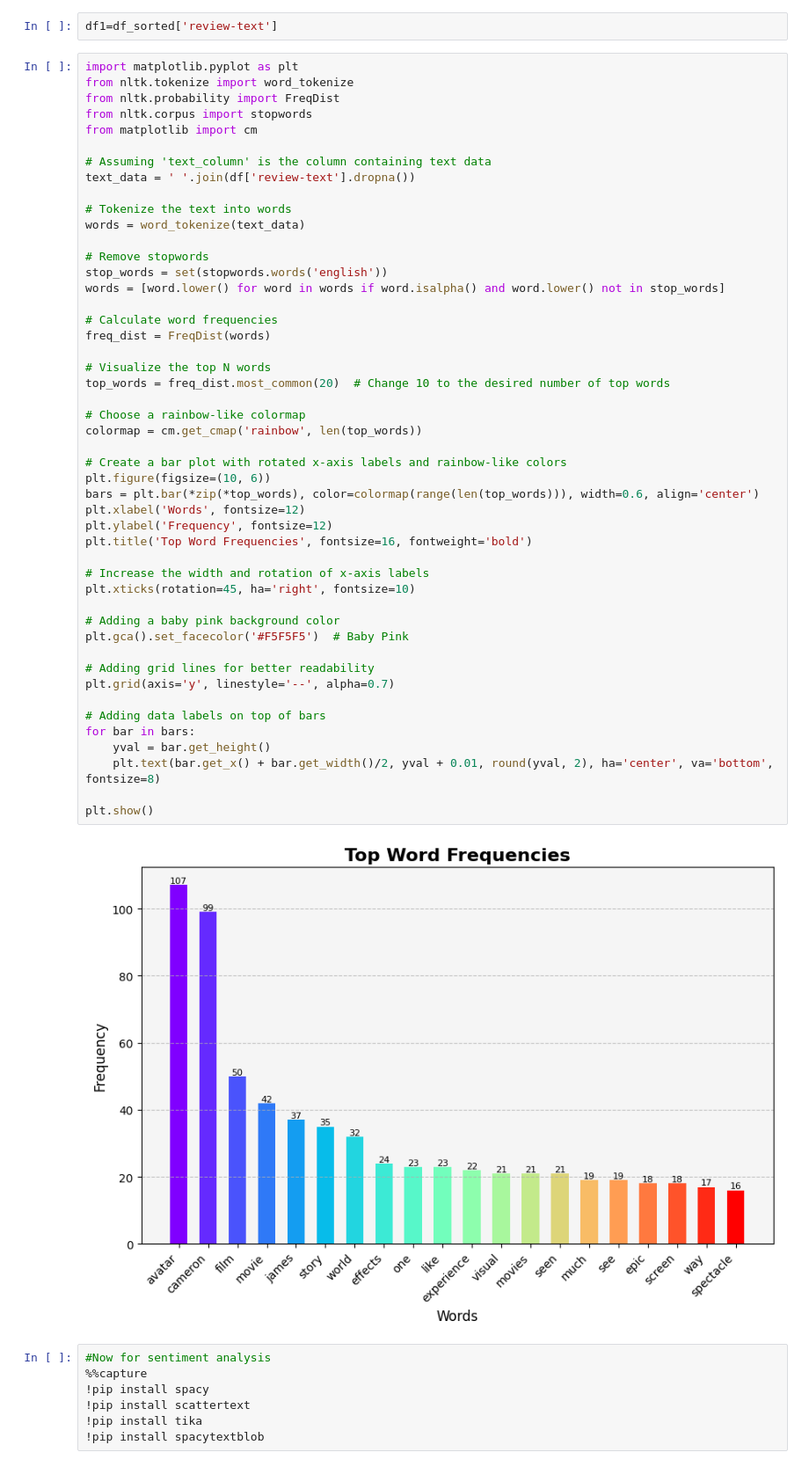
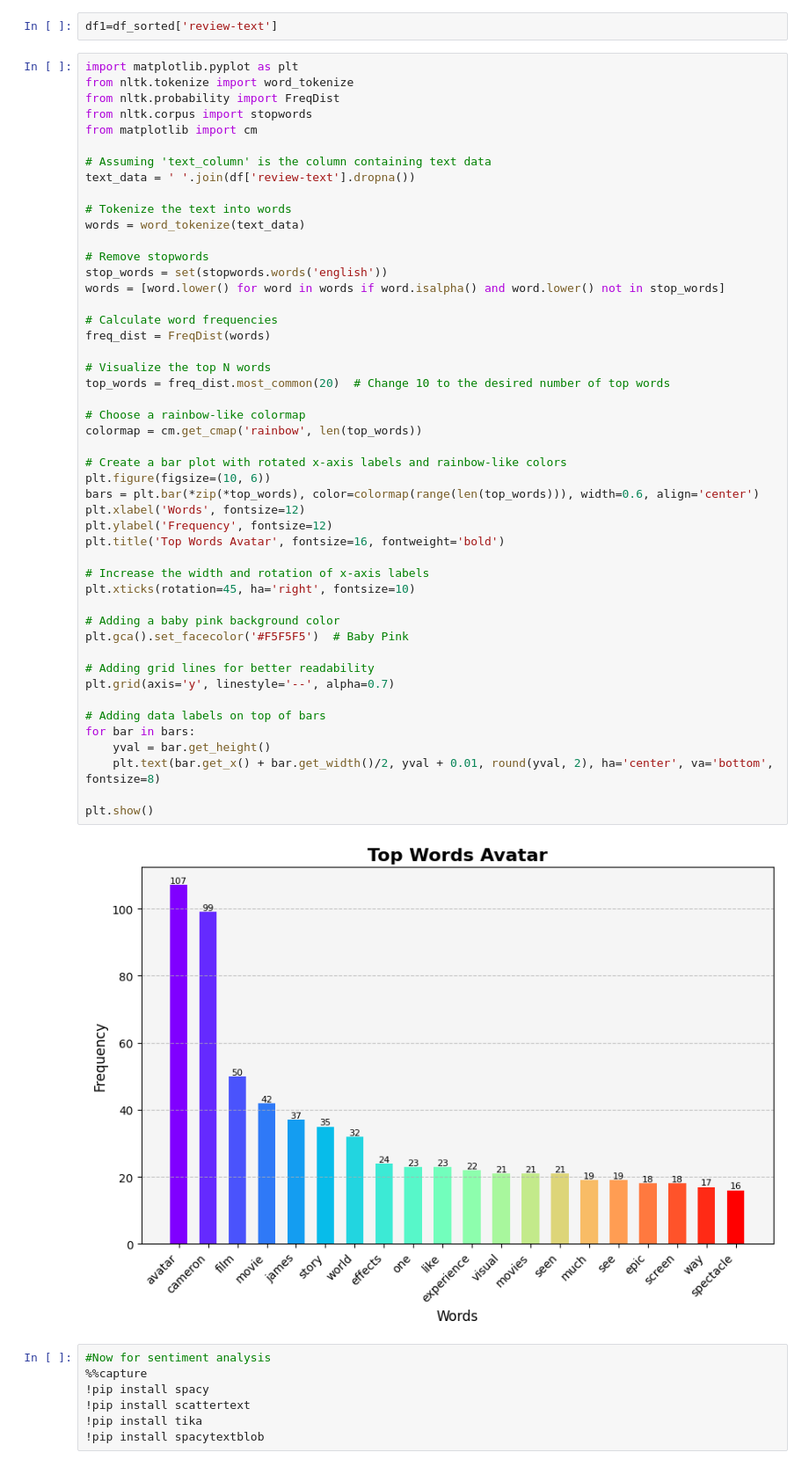
Before and after one commit to khou128/QM2, a Jupyter notebook: Critics_Avatar_Sentiment_Analysis.ipynb, the cells around one changed output. Shown at 88% size. Drawn from its saved outputs; the diff is of its cells as text.

```diff
--- a/Critics_Avatar_Sentiment_Analysis.ipynb
+++ b/Critics_Avatar_Sentiment_Analysis.ipynb
@@ -89,35 +89,35 @@ words = [word.lower() for word in words if word.isalpha() and word.lower() not i
 freq_dist = FreqDist(words)
 
 # Visualize the top N words
 top_words = freq_dist.most_common(20)  # Change 10 to the desired number of top words
 
 # Choose a rainbow-like colormap
 colormap = cm.get_cmap('rainbow', len(top_words))
 
 # Create a bar plot with rotated x-axis labels and rainbow-like colors
 plt.figure(figsize=(10, 6))
 bars = plt.bar(*zip(*top_words), color=colormap(range(len(top_words))), width=0.6, align='center')
 plt.xlabel('Words', fontsize=12)
 plt.ylabel('Frequency', fontsize=12)
-plt.title('Top Word Frequencies', fontsize=16, fontweight='bold')
+plt.title('Top Words Avatar', fontsize=16, fontweight='bold')
 
 # Increase the width and rotation of x-axis labels
 plt.xticks(rotation=45, ha='right', fontsize=10)
 
 # Adding a baby pink background color
 plt.gca().set_facecolor('#F5F5F5')  # Baby Pink
 
 # Adding grid lines for better readability
 plt.grid(axis='y', linestyle='--', alpha=0.7)
 
 # Adding data labels on top of bars
 for bar in bars:
     yval = bar.get_height()
     plt.text(bar.get_x() + bar.get_width()/2, yval + 0.01, round(yval, 2), ha='center', va='bottom', fontsize=8)
 
 plt.show()
 # %% [output]
-[figure, old version]
+[figure, new version]
 # %%
 #Now for sentiment analysis
 %%capture
```
Also changed, not shown: parts of 4 cells of this notebook.
